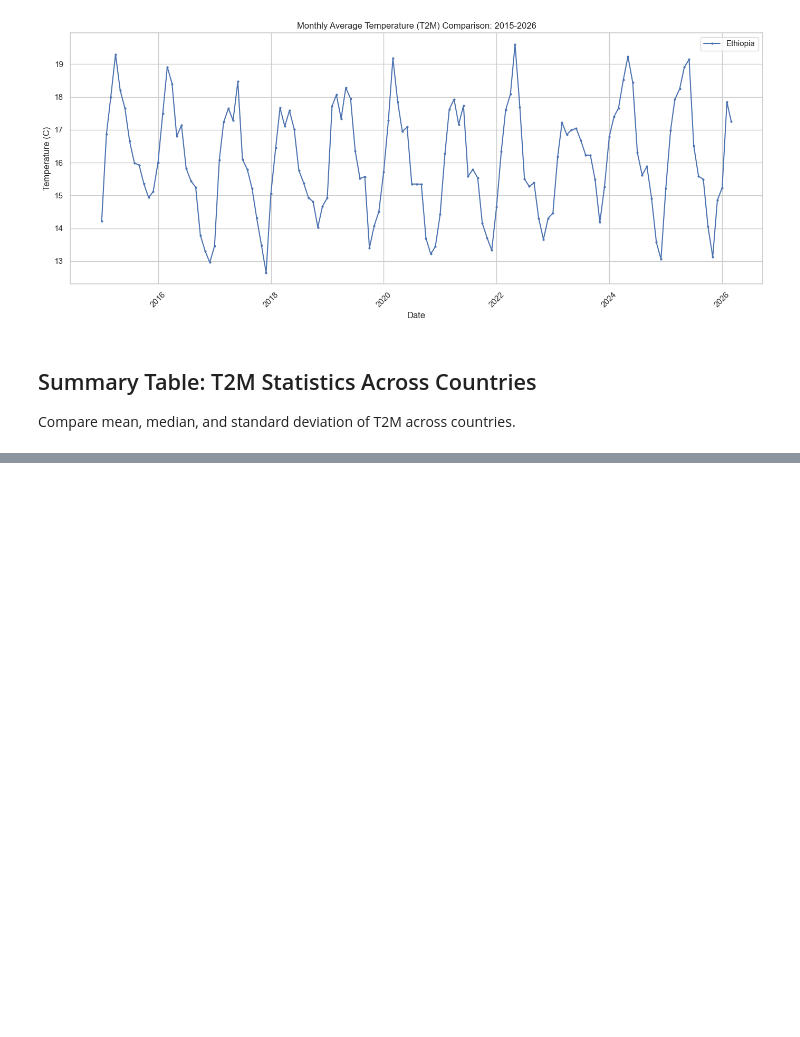
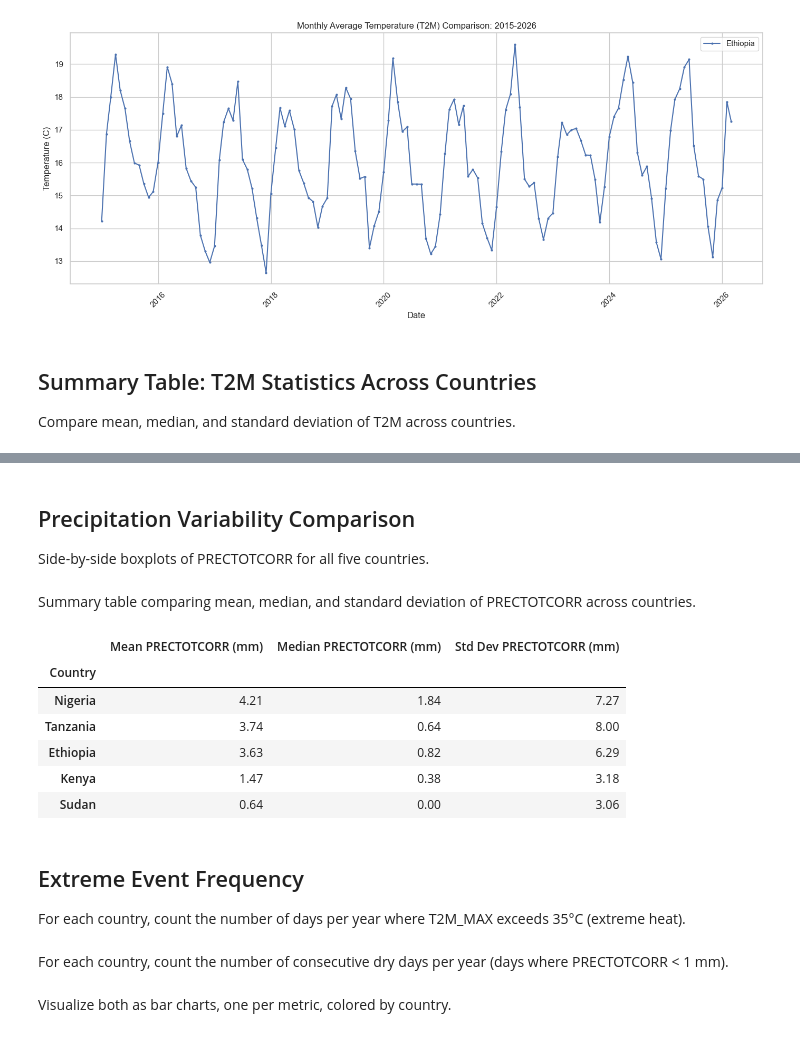
Before and after one commit to rihanaa-m/climate-challenge-week0, a Jupyter notebook: compare_countries.ipynb, the cells around one changed output, grey strips where cells are left out. Cells and saved outputs as stored; diff of their text form; code cells hidden in the pictures; blank space fills up the shorter version.

Commit message:
Add precipitation variability, extreme events, and statistical testing sections

```diff
--- a/compare_countries.ipynb
+++ b/compare_countries.ipynb
@@ -79,0 +88,3 @@ t2m_stats.sort_values('Mean T2M (C)', ascending=False)
+# %% [markdown]
+## Precipitation Variability Comparison
+Side-by-side boxplots of PRECTOTCORR for all five countries.
@@ -79,0 +99,17 @@ t2m_stats.sort_values('Mean T2M (C)', ascending=False)
+# %% [markdown]
+Summary table comparing mean, median, and standard deviation of PRECTOTCORR across countries.
+# %%
+precip_stats = combined_df.groupby('Country')['PRECTOTCORR'].agg(['mean', 'median', 'std']).round(2)
+precip_stats.columns = ['Mean PRECTOTCORR (mm)', 'Median PRECTOTCORR (mm)', 'Std Dev PRECTOTCORR (mm)']
+precip_stats.sort_values('Mean PRECTOTCORR (mm)', ascending=False)
+# %% [output]
+|  | Mean PRECTOTCORR (mm) | Median PRECTOTCORR (mm) | Std Dev PRECTOTCORR (mm) |
+| Country |  |  |  |
+| Nigeria | 4.21 | 1.84 | 7.27 |
+| Tanzania | 3.74 | 0.64 | 8.00 |
+| Ethiopia | 3.63 | 0.82 | 6.29 |
+| Kenya | 1.47 | 0.38 | 3.18 |
+| Sudan | 0.64 | 0.00 | 3.06 |
+# %% [markdown]
+## Extreme Event Frequency
+For each country, count the number of days per year where T2M_MAX exceeds 35°C (extreme heat).
@@ -79,0 +121,2 @@ t2m_stats.sort_values('Mean T2M (C)', ascending=False)
+# %% [markdown]
+For each country, count the number of consecutive dry days per year (days where PRECTOTCORR < 1 mm).
@@ -79,0 +143,2 @@ t2m_stats.sort_values('Mean T2M (C)', ascending=False)
+# %% [markdown]
+Visualize both as bar charts, one per metric, colored by country.
```
Also changed, not shown: parts of 7 cells of this notebook.
